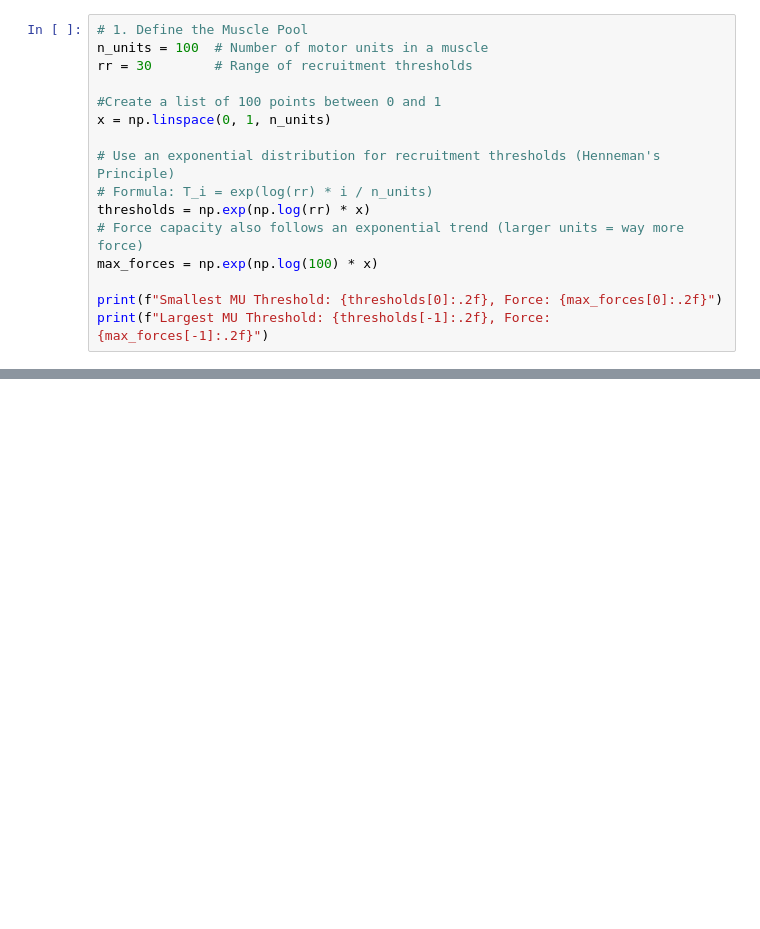
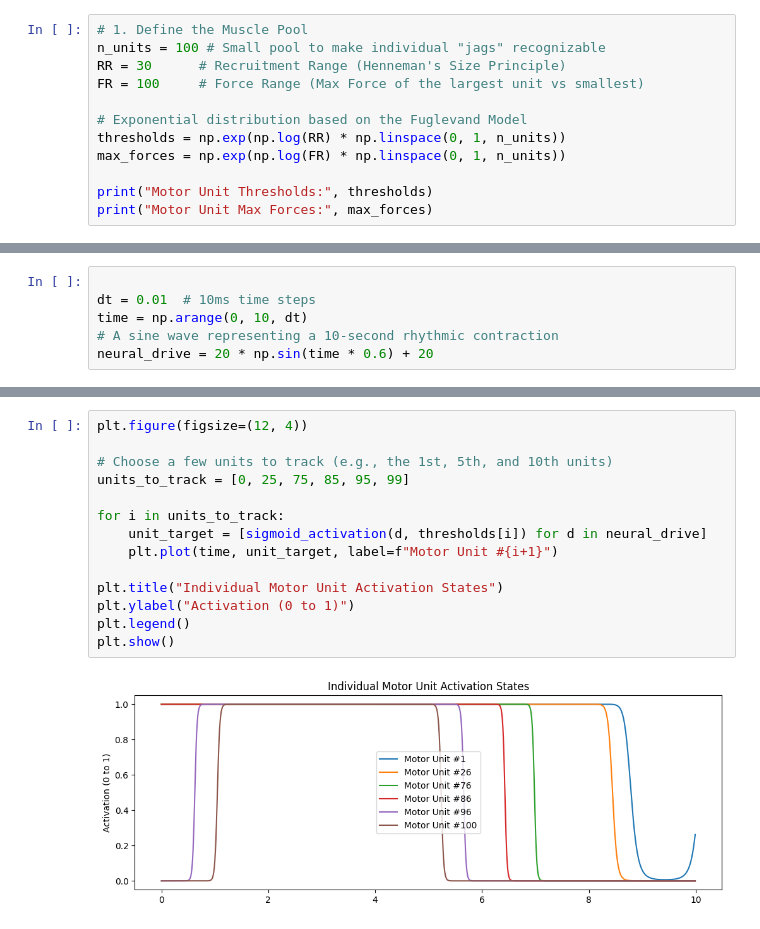
Before and after one commit to tylerrom/Motor-Unit-Based-Muscle-Model, a Jupyter notebook: code.ipynb, the cells around one changed output, grey strips where cells are left out. Drawn from its saved outputs; the diff is of its cells as text; blank space fills up the shorter version.

```diff
--- a/code.ipynb
+++ b/code.ipynb
@@ -22,17 +26,13 @@ import matplotlib.pyplot as plt
 # %%
 # 1. Define the Muscle Pool
-n_units = 100  # Number of motor units in a muscle
-rr = 30        # Range of recruitment thresholds
+n_units = 100 # Small pool to make individual "jags" recognizable
+RR = 30      # Recruitment Range (Henneman's Size Principle)
+FR = 100     # Force Range (Max Force of the largest unit vs smallest)
 
-#Create a list of 100 points between 0 and 1
-x = np.linspace(0, 1, n_units)
+# Exponential distribution based on the Fuglevand Model
+thresholds = np.exp(np.log(RR) * np.linspace(0, 1, n_units))
+max_forces = np.exp(np.log(FR) * np.linspace(0, 1, n_units))
 
-# Use an exponential distribution for recruitment thresholds (Henneman's Principle)
-# Formula: T_i = exp(log(rr) * i / n_units)
-thresholds = np.exp(np.log(rr) * x)
-# Force capacity also follows an exponential trend (larger units = way more force)
-max_forces = np.exp(np.log(100) * x)
-
-print(f"Smallest MU Threshold: {thresholds[0]:.2f}, Force: {max_forces[0]:.2f}")
-print(f"Largest MU Threshold: {thresholds[-1]:.2f}, Force: {max_forces[-1]:.2f}")
+print("Motor Unit Thresholds:", thresholds)
+print("Motor Unit Max Forces:", max_forces)
 # %% [output]
@@ -40,0 +56,6 @@ Largest MU Threshold: 30.00, Force: 100.00
+# %%
+
+dt = 0.01  # 10ms time steps
+time = np.arange(0, 10, dt)
+# A sine wave representing a 10-second rhythmic contraction
+neural_drive = 20 * np.sin(time * 0.6) + 20
@@ -40,0 +94,16 @@ Largest MU Threshold: 30.00, Force: 100.00
+# %%
+plt.figure(figsize=(12, 4))
+
+# Choose a few units to track (e.g., the 1st, 5th, and 10th units)
+units_to_track = [0, 25, 75, 85, 95, 99]
+
+for i in units_to_track:
+    unit_target = [sigmoid_activation(d, thresholds[i]) for d in neural_drive]
+    plt.plot(time, unit_target, label=f"Motor Unit #{i+1}")
+
+plt.title("Individual Motor Unit Activation States")
+plt.ylabel("Activation (0 to 1)")
+plt.legend()
+plt.show()
+# %% [output]
+[figure, added]
```
Also changed, not shown: parts of 5 cells of this notebook, 1 other file.
